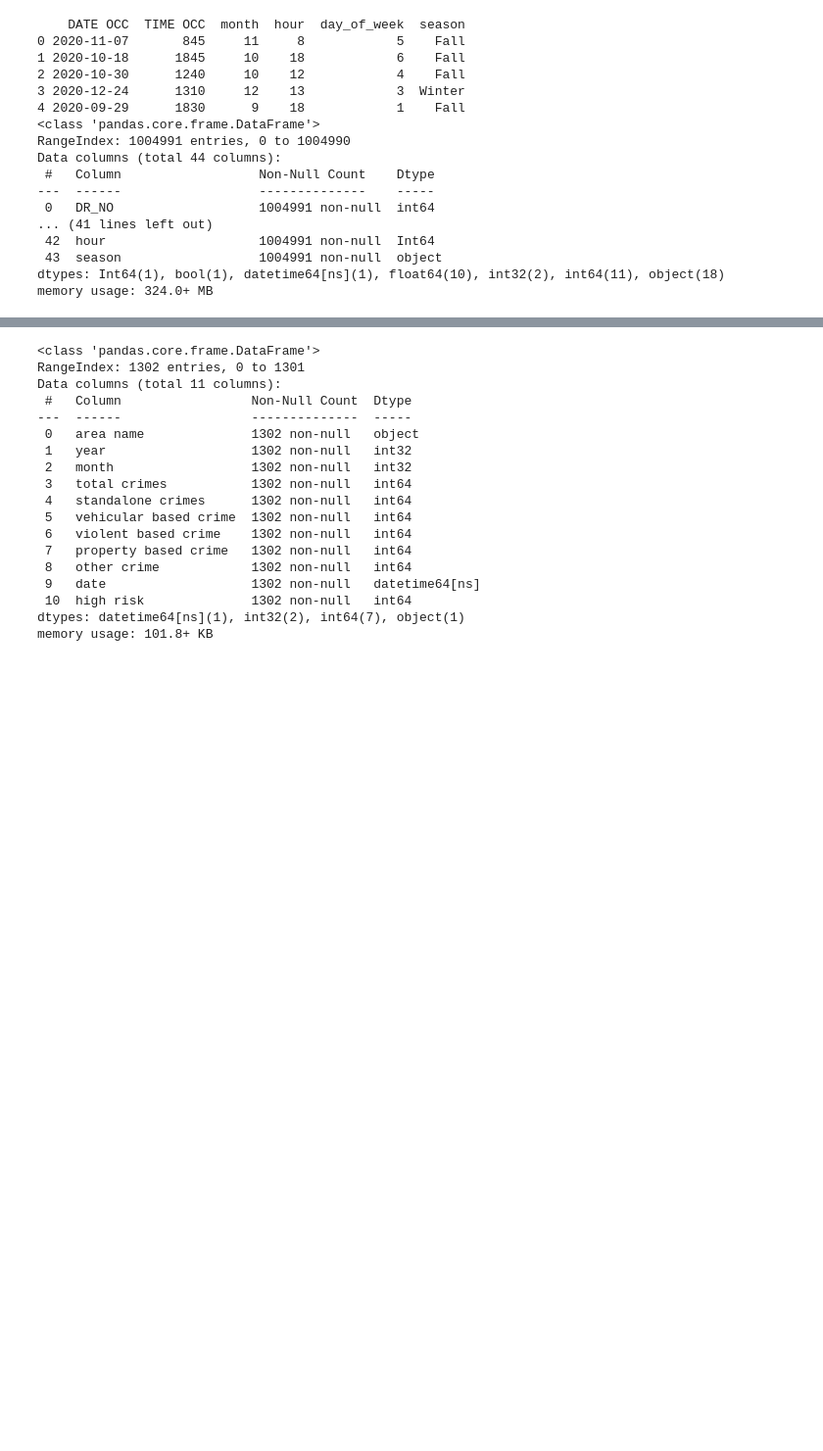
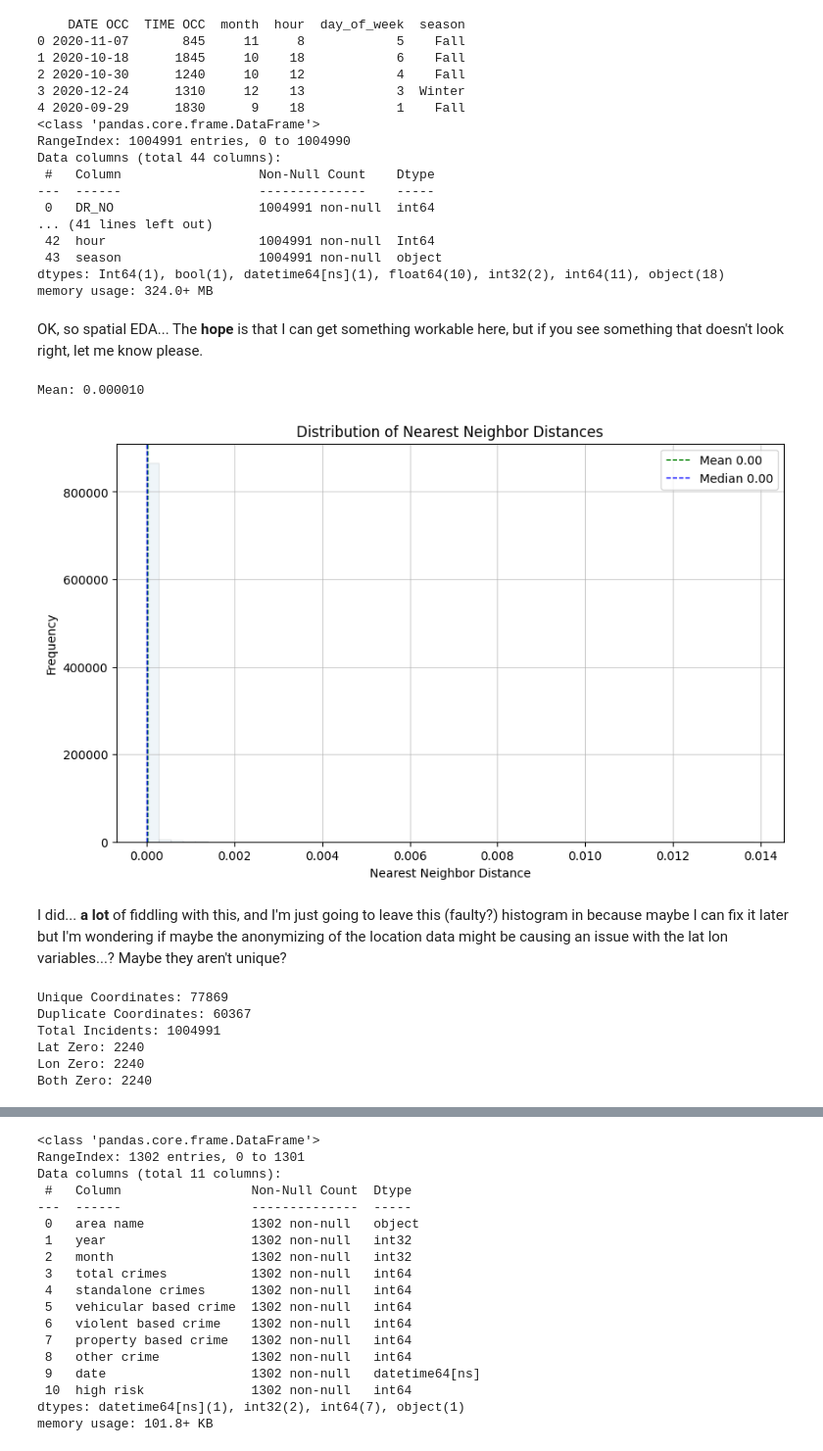
Before and after one commit to TheFoolOrpheus/DAT-490-Capstone, a Jupyter notebook: LACrime.ipynb, the cells around one changed output, grey strips where cells are left out. Shown at 98% size. Cells and saved outputs as stored; diff of their text form; code cells hidden in the pictures; blank space fills up the shorter version.

```diff
--- a/LACrime.ipynb
+++ b/LACrime.ipynb
@@ -948,3 +953,74 @@ Data columns (total 44 columns):
  43  season                  1004991 non-null  object
 dtypes: Int64(1), bool(1), datetime64[ns](1), float64(10), int32(2), int64(11), object(18)
 memory usage: 324.0+ MB
+# %% [markdown]
+OK, so spatial EDA... The **hope** is that I can get something workable here, but if you see something that doesn't look right, let me know please.
+# %%
+#I have no idea how to start a spatial analysis because I have never done one before. But I guess Nearest Neighbor? We have Lat and Lon.
+
+coordinates = lapd_plus_zip[['LAT', 'LON']].values
+
+tree = cKDTree(coordinates)
+
+distances, indices = tree.query(coordinates, k=2)
+
+nearneigh = distances[:, 1]
+
+print(f"Mean: {nearneigh.mean():.6f}")
+
+plt.figure(figsize=(10,6))
+plt.hist(nearneigh, bins = 50, alpha = .07, edgecolor= 'black')
+plt.axvline(nearneigh.mean(), color='green', linestyle='--', linewidth=1, label=f'Mean {nearneigh.mean():.2f}')
+plt.axvline(np.median(nearneigh), color='blue', linestyle='--', linewidth=1, label=f'Median {np.median(nearneigh):.2f}')
+plt.xlabel('Nearest Neighbor Distance')
+plt.ylabel('Frequency')
+plt.title('Distribution of Nearest Neighbor Distances')
+plt.legend()
+plt.grid(True, alpha=0.6)
+plt.show()
+# %% [output]
+Mean: 0.000010
+[figure, added]
+# %% [markdown]
+I did... **a lot** of fiddling with this, and I'm just going to leave this (faulty?) histogram in because maybe I can fix it later but I'm wondering if maybe the anonymizing of the location data might be causing an issue with the lat lon variables...? Maybe they aren't unique?
+# %%
+#This cell must be run.
+coordcount = lapd_plus_zip.groupby(['LAT', 'LON']).size()
+uniquecoord = len(coordcount)
+print(f"Unique Coordinates: {uniquecoord}")
+duplicatecoord = (coordcount > 1).sum()
+print(f"Duplicate Coordinates: {duplicatecoord}")
+#OK... would help if I knew how many there were total, fine.
+totalincidents = len(lapd_plus_zip)
+print(f"Total Incidents: {totalincidents}")
+
+#OK, really quick calculator check and we'll be right back.
+#Nope, doesn't add up. Well, okay, wait. Duplicate doesn't mean there are just two copies so... could add up. Alright, I'm back in.
+#Wait, but... Are there any empty Lat or Lon rows? I feel like no? Ugh, I'll go check in my data cleaning section.
+#We're good. Ish. There apparently are rows with 0 in them. Which... C'mon man. There's no way.
+#That's an empty row. I wonder if that's in the dupes.
+#I gotta check for 0s then. Like that is a *problem*.
+
+latzero = (lapd_plus_zip['LAT'] == 0).sum()
+print(f"Lat Zero: {latzero}")
+lonzero = (lapd_plus_zip['LON'] == 0).sum()
+print(f"Lon Zero: {lonzero}")
+bothzero = ((lapd_plus_zip['LAT'] == 0) & (lapd_plus_zip['LON'] == 0)).sum()
+print(f"Both Zero: {bothzero}")
+
+#Yuck. I don't know where exactly this is, but I guarantee it's not in LA county. They can't be used... Unfortunately. I should have noted this
+#during data cleaning.
+
+lapd_plus_zip = lapd_plus_zip[
+    (lapd_plus_zip['LAT'] != 0) &
+    (lapd_plus_zip['LON'] != 0) &
+    (lapd_plus_zip['LAT'].notna()) &
+    (lapd_plus_zip['LON'].notna())
+]
+# %% [output]
+Unique Coordinates: 77869
+Duplicate Coordinates: 60367
+Total Incidents: 1004991
+Lat Zero: 2240
+Lon Zero: 2240
+Both Zero: 2240
```
Also changed, not shown: parts of 13 cells of this notebook.
